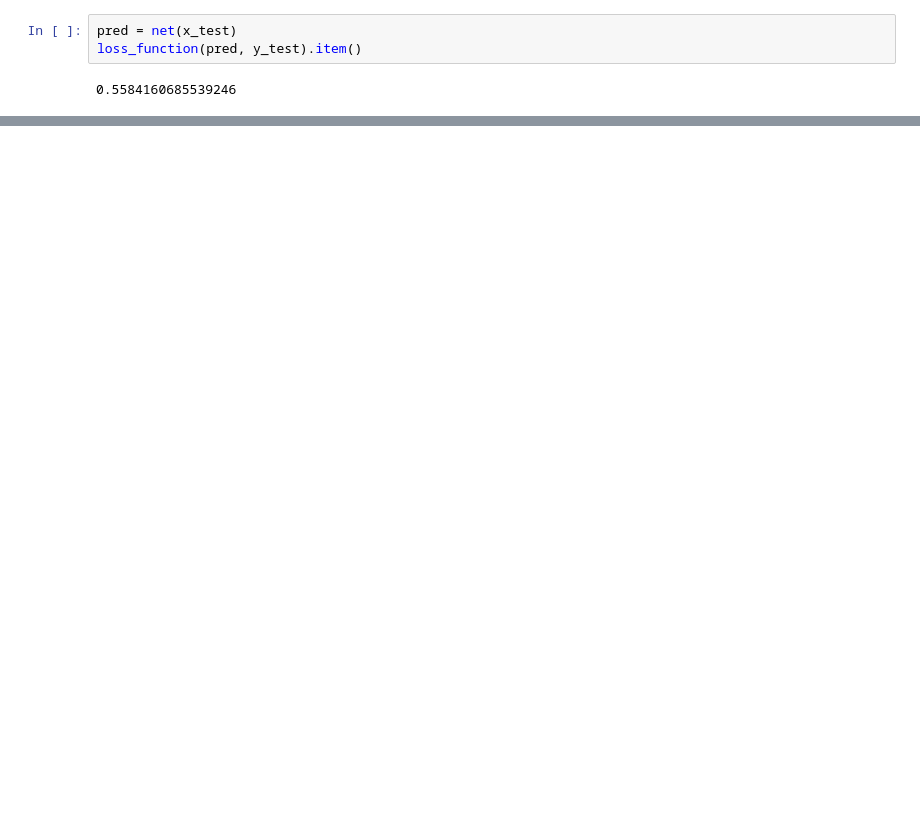
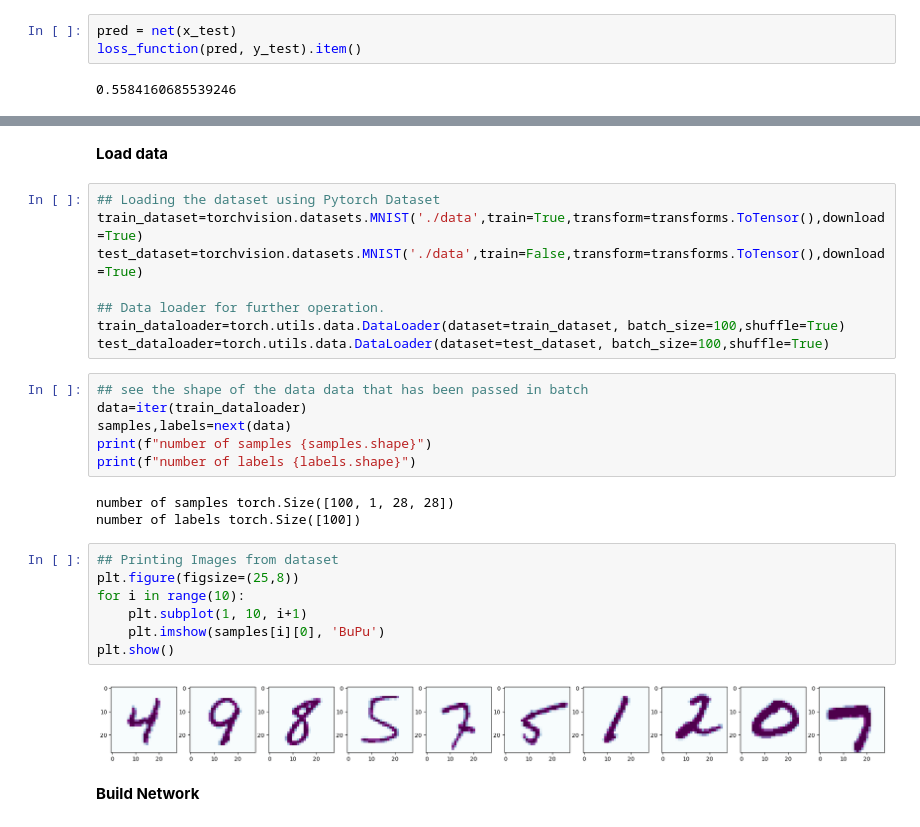
Before and after one commit to ZeBang/ISLpytorch, a Jupyter notebook: labPytorch.ipynb, the cells around one changed output, grey strips where cells are left out. Drawn from its saved outputs; the diff is of its cells as text; blank space fills up the shorter version.

```diff
--- a/labPytorch.ipynb
+++ b/labPytorch.ipynb
@@ -103,0 +123,30 @@ loss_function(pred, y_test).item()
+# %% [markdown]
+**Load data**
+# %%
+## Loading the dataset using Pytorch Dataset
+train_dataset=torchvision.datasets.MNIST('./data',train=True,transform=transforms.ToTensor(),download=True)
+test_dataset=torchvision.datasets.MNIST('./data',train=False,transform=transforms.ToTensor(),download=True)
+
+## Data loader for further operation.
+train_dataloader=torch.utils.data.DataLoader(dataset=train_dataset, batch_size=100,shuffle=True)
+test_dataloader=torch.utils.data.DataLoader(dataset=test_dataset, batch_size=100,shuffle=True)
+# %%
+## see the shape of the data data that has been passed in batch
+data=iter(train_dataloader)
+samples,labels=next(data)
+print(f"number of samples {samples.shape}")
+print(f"number of labels {labels.shape}")
+# %% [output]
+number of samples torch.Size([100, 1, 28, 28])
+number of labels torch.Size([100])
+# %%
+## Printing Images from dataset
+plt.figure(figsize=(25,8))
+for i in range(10):
+    plt.subplot(1, 10, i+1)
+    plt.imshow(samples[i][0], 'BuPu')
+plt.show()
+# %% [output]
+[figure, added]
+# %% [markdown]
+**Build Network**
```
Also changed, not shown: parts of 71 cells of this notebook.
